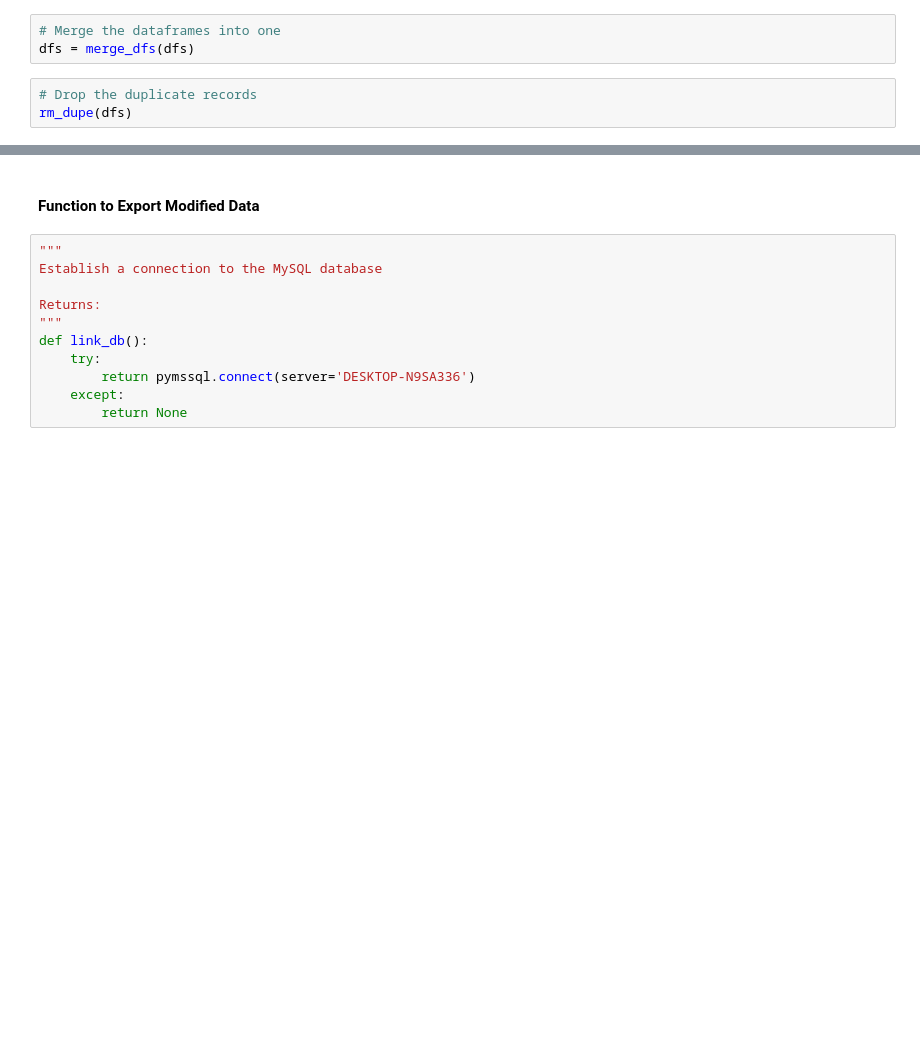
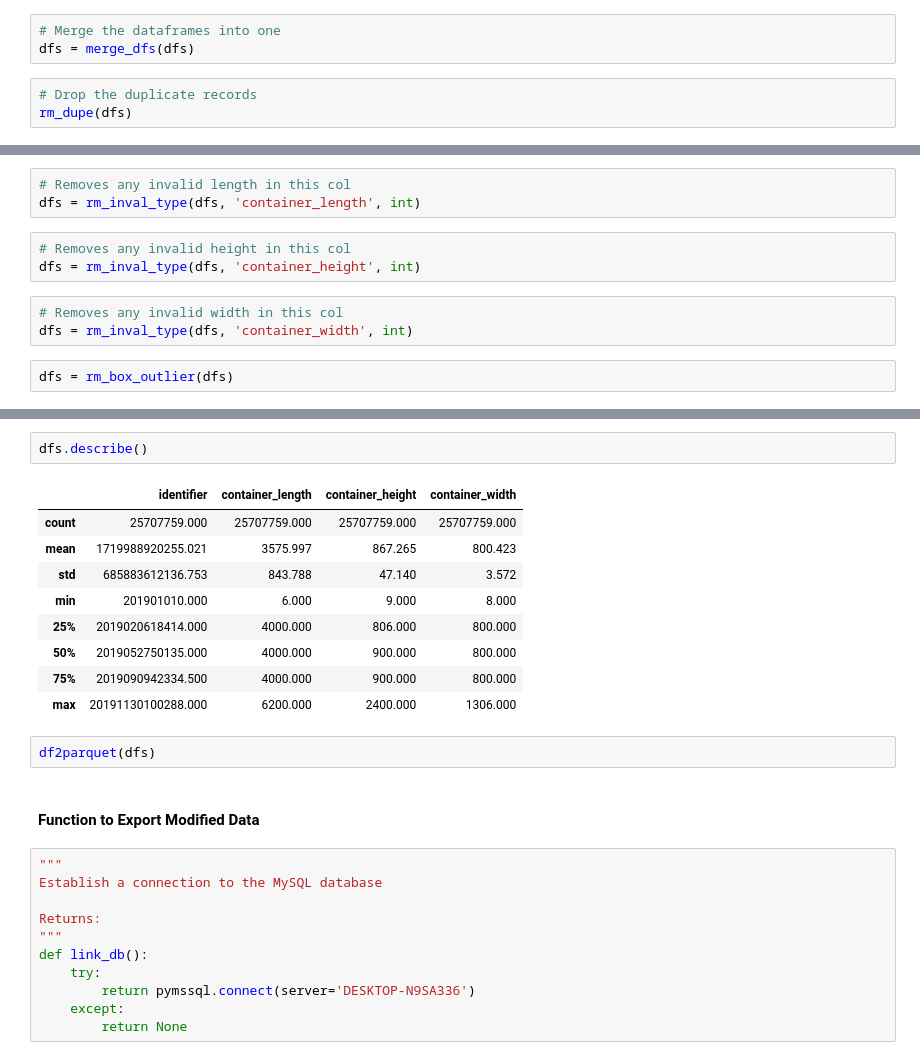
Before and after one commit to Alvlin/cbp-ams-pipeline, a Jupyter notebook: pipeline/ETL.ipynb, the cells around one changed output, grey strips where cells are left out. Cells and saved outputs as stored; diff of their text form; blank space fills up the shorter version.

```diff
--- a/pipeline/ETL.ipynb
+++ b/pipeline/ETL.ipynb
@@ -382,0 +444,11 @@ rm_dupe(dfs)
+# %%
+# Removes any invalid length in this col
+dfs = rm_inval_type(dfs, 'container_length', int)
+# %%
+# Removes any invalid height in this col
+dfs = rm_inval_type(dfs, 'container_height', int)
+# %%
+# Removes any invalid width in this col
+dfs = rm_inval_type(dfs, 'container_width', int)
+# %%
+dfs = rm_box_outlier(dfs)
@@ -383,3 +473,17 @@ rm_dupe(dfs)
+# %%
+dfs.describe()
+# %% [output]
+|  | identifier | container_length | container_height | container_width |
+| count | 25707759.000 | 25707759.000 | 25707759.000 | 25707759.000 |
+| mean | 1719988920255.021 | 3575.997 | 867.265 | 800.423 |
+| std | 685883612136.753 | 843.788 | 47.140 | 3.572 |
+| min | 201901010.000 | 6.000 | 9.000 | 8.000 |
+| 25% | 2019020618414.000 | 4000.000 | 806.000 | 800.000 |
+| 50% | 2019052750135.000 | 4000.000 | 900.000 | 800.000 |
+| 75% | 2019090942334.500 | 4000.000 | 900.000 | 800.000 |
+| max | 20191130100288.000 | 6200.000 | 2400.000 | 1306.000 |
+# %%
+df2parquet(dfs)
 # %% [markdown]
 #### Function to Export Modified Data
 # %%
```
Also changed, not shown: parts of 18 cells of this notebook.
